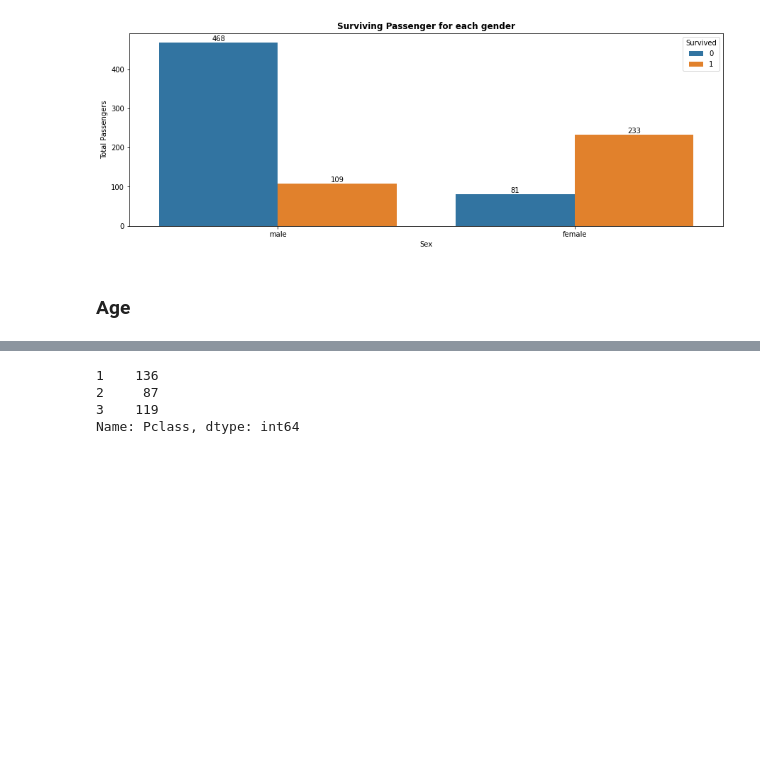
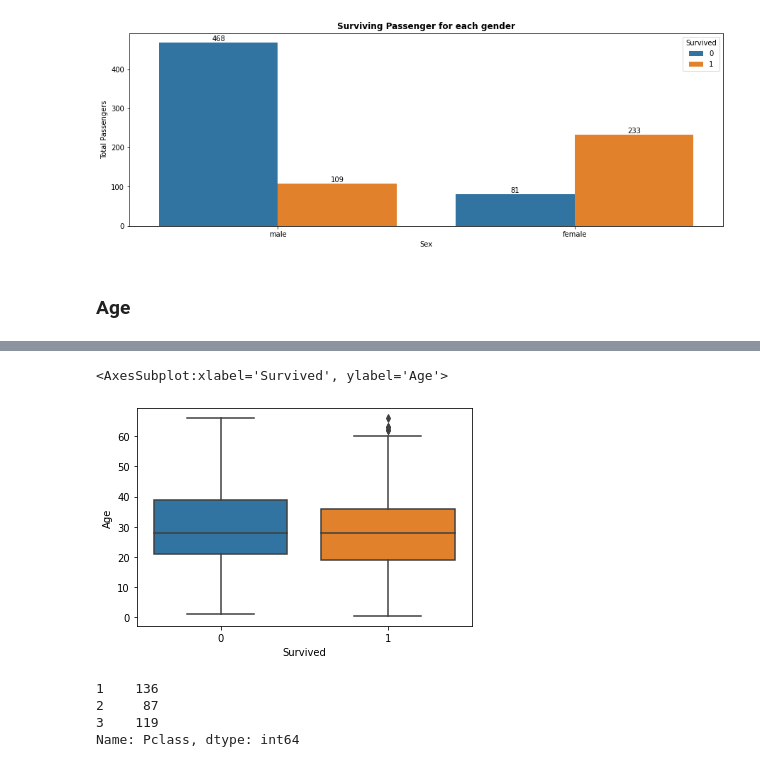
Before and after one commit to Neelam-Singhal/ClassificationProblem, a Jupyter notebook: titanic.ipynb, the cells around one changed output, grey strips where cells are left out. Drawn from its saved outputs; the diff is of its cells as text; code cells hidden in the pictures; blank space fills up the shorter version.

```diff
--- a/titanic.ipynb
+++ b/titanic.ipynb
@@ -211,0 +312,2 @@ plt.hist(train.Age)
+# %%
+temp = train.copy()
@@ -211,0 +322,2 @@ plt.hist(train.Age)
+# %%
+temp.loc[temp[temp.Age] >= math.ceil(np.percentile(train[~train.Age.isnull()].Age, 99)), 'Age'))] = math.ceil(np.percentile(train[~train.Age.isnull()].Age, 99))
@@ -211,0 +326,4 @@ plt.hist(train.Age)
+# %%
+ceiling = math.ceil(np.percentile(train[~train.Age.isnull()].Age, 99))
+
+temp.loc[temp.Age >= ceiling, 'Age'] = ceiling
@@ -212,3 +351,8 @@ plt.hist(train.Age)
+# %%
+sns.boxplot(x='Survived', y='Age', data=temp)
+# %% [output]
+<AxesSubplot:xlabel='Survived', ylabel='Age'>
+[figure, added]
 # %%
 train[train.Survived == 1].Pclass.value_counts().sort_index()
 # %% [output]
```
Also changed, not shown: parts of 15 cells of this notebook.
